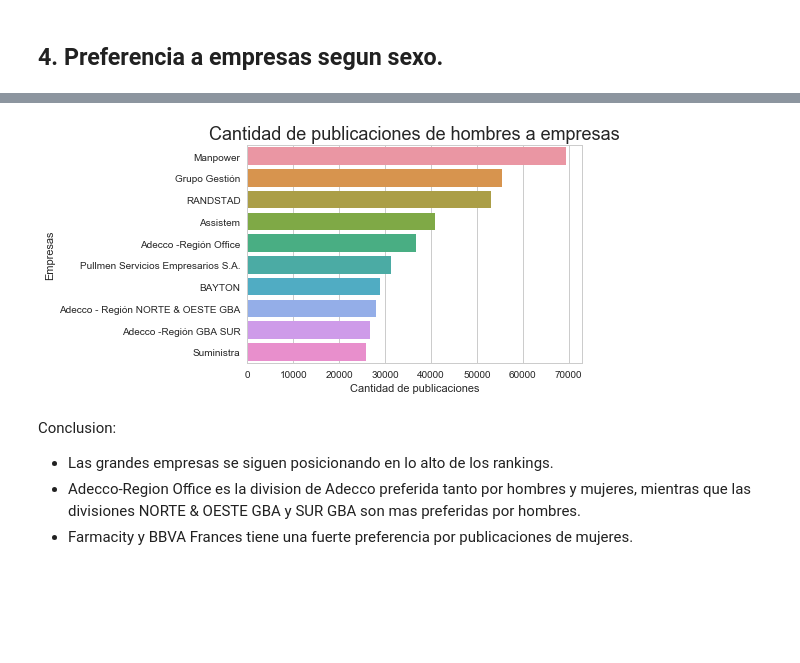
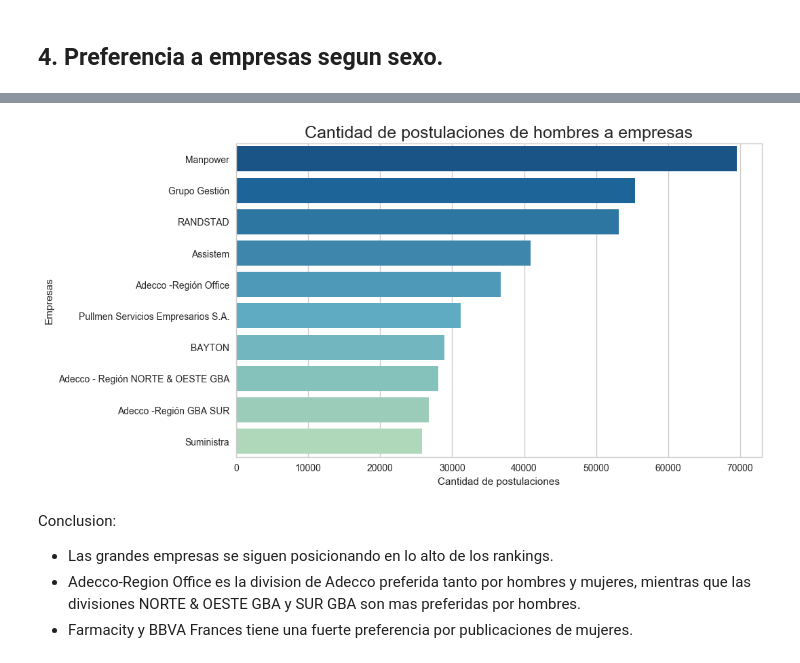
Before and after one commit to GastonMontes/75.06-Datos-TP1, a Jupyter notebook: Notebooks/Estudio_de_empresas.ipynb, the cells around one changed output, grey strips where cells are left out. Drawn from its saved outputs; the diff is of its cells as text; code cells hidden in the pictures; blank space fills up the shorter version.

```diff
--- a/Notebooks/Estudio_de_empresas.ipynb
+++ b/Notebooks/Estudio_de_empresas.ipynb
@@ -416,10 +441,10 @@ g.set_ylabel('Empresas');
 # %%
-g = sns.barplot(y=ranking_hombres.index, x=ranking_hombres.values)
-g.set_title('Cantidad de publicaciones de hombres a empresas', fontsize=18);
-g.set_xlabel('Cantidad de publicaciones');
+g = sns.barplot(y=ranking_hombres.index, x=ranking_hombres.values,palette=sns.color_palette("GnBu_r",15) )
+g.set_title('Cantidad de postulaciones de hombres a empresas', fontsize=18);
+g.set_xlabel('Cantidad de postulaciones');
 g.set_ylabel('Empresas');
 # %% [output]
-[figure, old version]
+[figure, new version]
 # %% [markdown]
 Conclusion:
 - Las grandes empresas se siguen posicionando en lo alto de los rankings.
```
Also changed, not shown: parts of 9 cells of this notebook.
